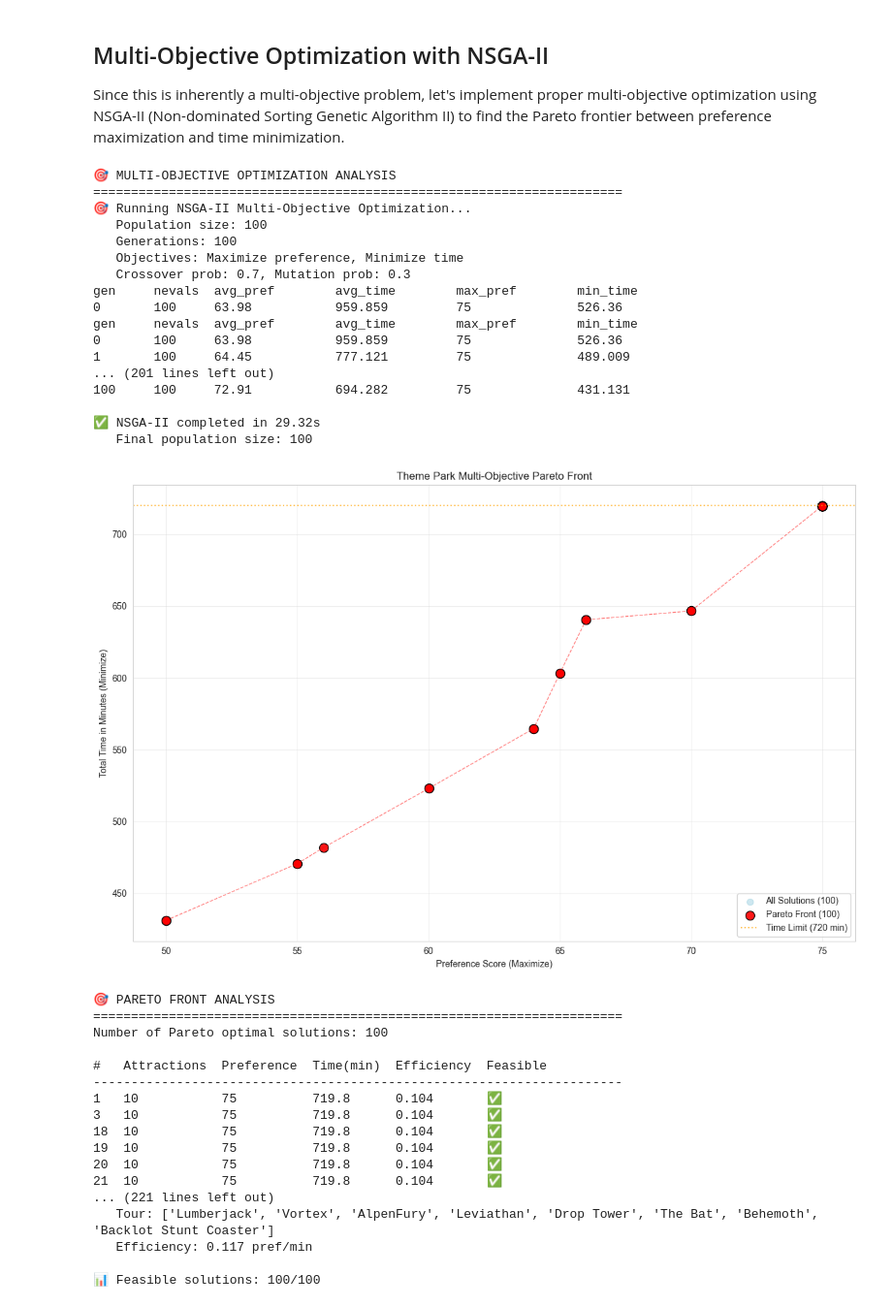
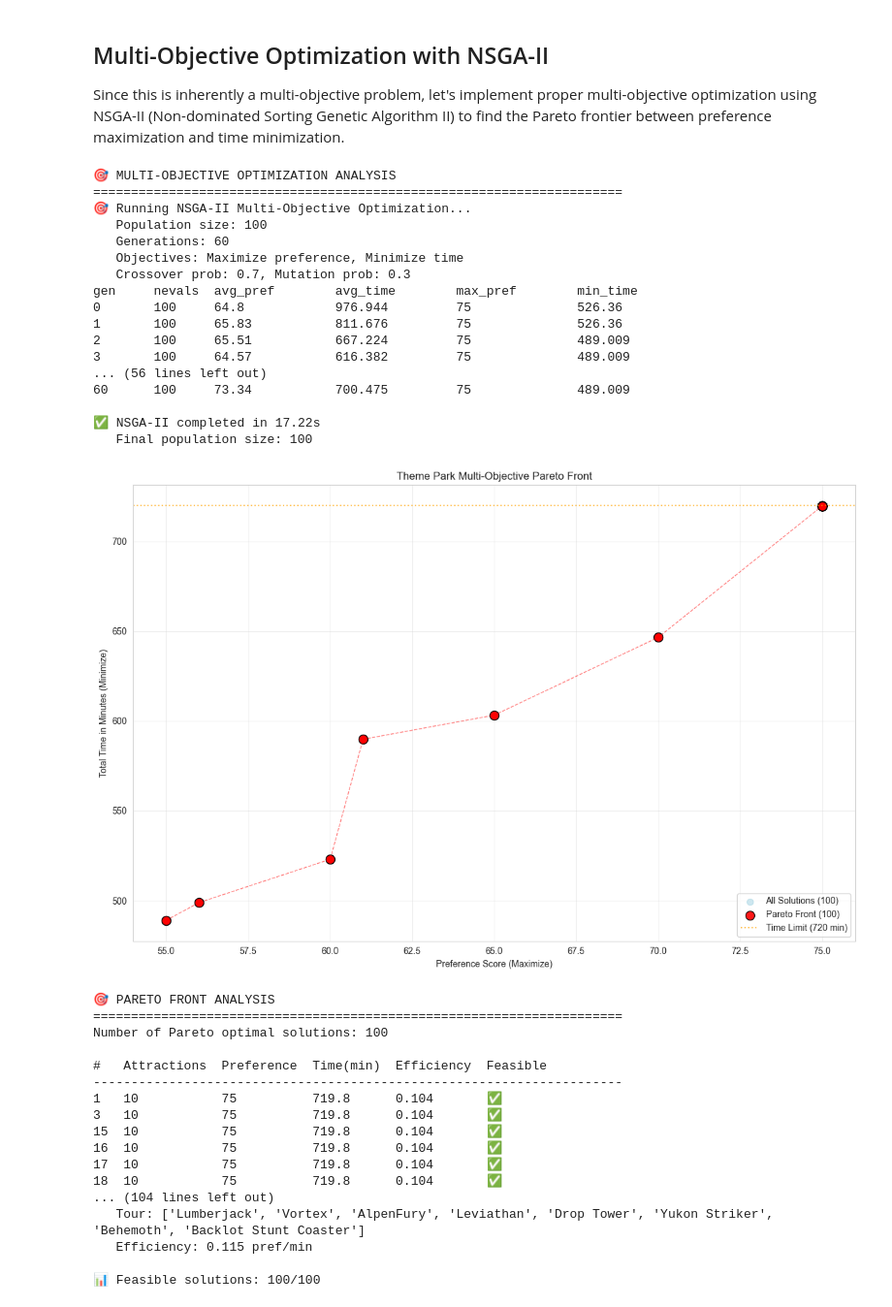
Before and after one commit to c-m-x-r/411-theme-park-optimization, a Jupyter notebook: theme_park_optimization.ipynb, the cells around one changed output. Shown at 97% size. Cells and saved outputs as stored; diff of their text form; code cells hidden in the pictures.

```diff
--- a/theme_park_optimization.ipynb
+++ b/theme_park_optimization.ipynb
@@ -1295,7 +1293,7 @@ def combined_mutation_multi(individual, indpb=0.3):
 
     return individual,
 
-def run_nsga2(pop_size=100, generations=100, cxpb=0.7, mutpb=0.3, verbose=True):
+def run_nsga2(pop_size=100, generations=80, cxpb=0.7, mutpb=0.3, verbose=True):
     """
     Run NSGA-II multi-objective genetic algorithm using DEAP's built-in algorithm.
 
@@ -1490,43 +1488,43 @@ def analyze_pareto_solutions(pareto_front):
     print(f"   Efficiency: {best_efficiency['efficiency']:.3f} pref/min")
 
     # Count feasible solutions
     feasible_count = sum(1 for sol in solutions_data if sol['feasible'])
     print(f"\n📊 Feasible solutions: {feasible_count}/{len(solutions_data)}")
 
     return solutions_data
 
 # ============================================================================
 # RUN MULTI-OBJECTIVE OPTIMIZATION
 # ============================================================================
 
 print("\n🎯 MULTI-OBJECTIVE OPTIMIZATION ANALYSIS")
 print("="*70)
 
 # Run NSGA-II
-mo_population, mo_logbook, mo_time = run_nsga2(pop_size=100, generations=100, verbose=True)
+mo_population, mo_logbook, mo_time = run_nsga2(pop_size=100, generations=60, verbose=True)
 
 # Plot and analyze results
 pareto_front = plot_pareto_front(mo_population, "Theme Park Multi-Objective Pareto Front")
 pareto_analysis = analyze_pareto_solutions(pareto_front)
 # %% [output]
 🎯 MULTI-OBJECTIVE OPTIMIZATION ANALYSIS
 ======================================================================
 🎯 Running NSGA-II Multi-Objective Optimization...
    Population size: 100
-   Generations: 100
+   Generations: 60
    Objectives: Maximize preference, Minimize time
    Crossover prob: 0.7, Mutation prob: 0.3
 gen     nevals  avg_pref        avg_time        max_pref        min_time
-0       100     63.98           959.859         75              526.36
-gen     nevals  avg_pref        avg_time        max_pref        min_time
-0       100     63.98           959.859         75              526.36
-1       100     64.45           777.121         75              489.009
-... (201 lines left out)
-100     100     72.91           694.282         75              431.131
+0       100     64.8            976.944         75              526.36
+1       100     65.83           811.676         75              526.36
+2       100     65.51           667.224         75              489.009
+3       100     64.57           616.382         75              489.009
+... (56 lines left out)
+60      100     73.34           700.475         75              489.009
 
-✅ NSGA-II completed in 29.32s
+✅ NSGA-II completed in 17.22s
    Final population size: 100
-[figure, old version]
+[figure, new version]
 🎯 PARETO FRONT ANALYSIS
 ======================================================================
 Number of Pareto optimal solutions: 100
@@ -1535,12 +1533,12 @@ Number of Pareto optimal solutions: 100
 ----------------------------------------------------------------------
 1   10           75          719.8      0.104       ✅
 3   10           75          719.8      0.104       ✅
+15  10           75          719.8      0.104       ✅
+16  10           75          719.8      0.104       ✅
+17  10           75          719.8      0.104       ✅
 18  10           75          719.8      0.104       ✅
-19  10           75          719.8      0.104       ✅
-20  10           75          719.8      0.104       ✅
-21  10           75          719.8      0.104       ✅
-... (221 lines left out)
-   Tour: ['Lumberjack', 'Vortex', 'AlpenFury', 'Leviathan', 'Drop Tower', 'The Bat', 'Behemoth', 'Backlot Stunt Coaster']
-   Efficiency: 0.117 pref/min
+... (104 lines left out)
+   Tour: ['Lumberjack', 'Vortex', 'AlpenFury', 'Leviathan', 'Drop Tower', 'Yukon Striker', 'Behemoth', 'Backlot Stunt Coaster']
+   Efficiency: 0.115 pref/min
 
 📊 Feasible solutions: 100/100
```
Also changed, not shown: parts of 1 cell of this notebook.
